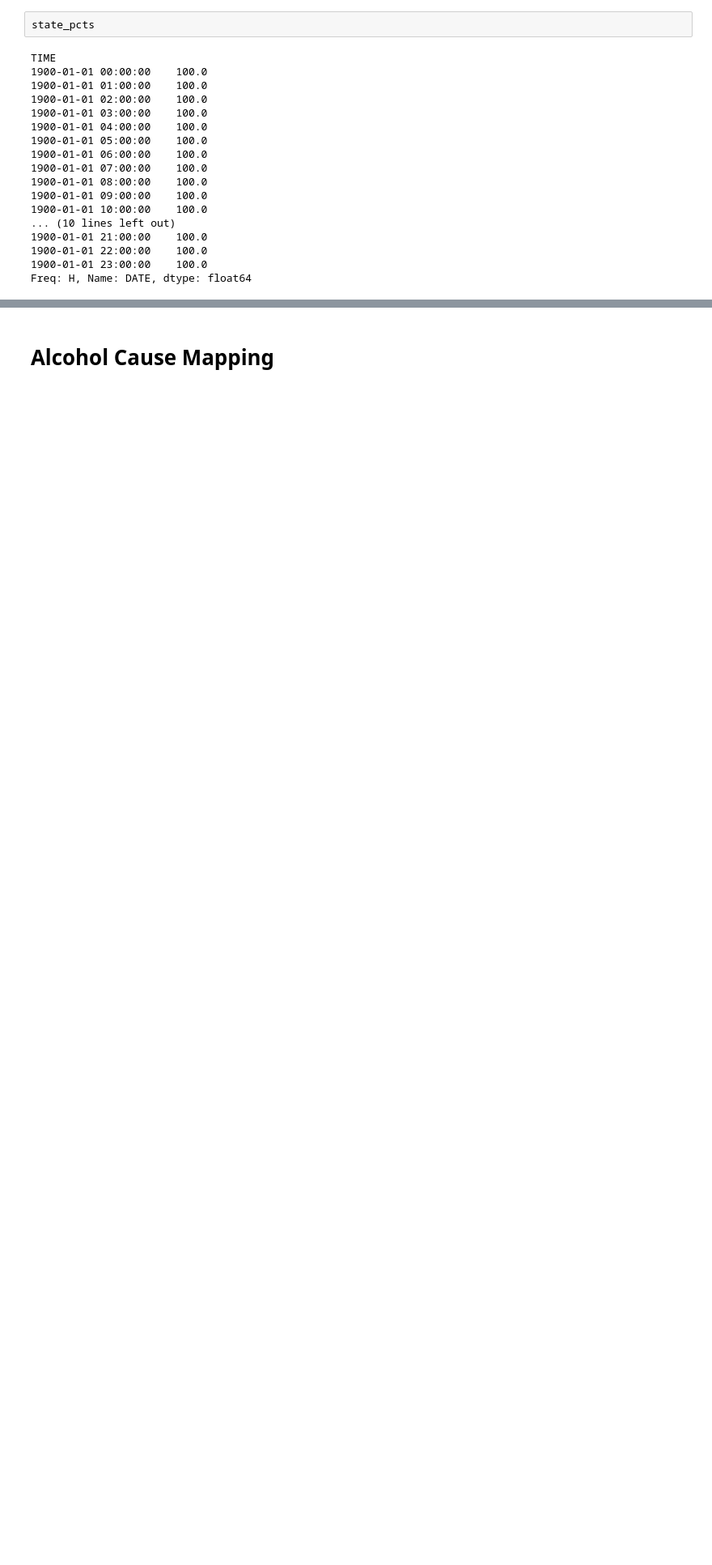
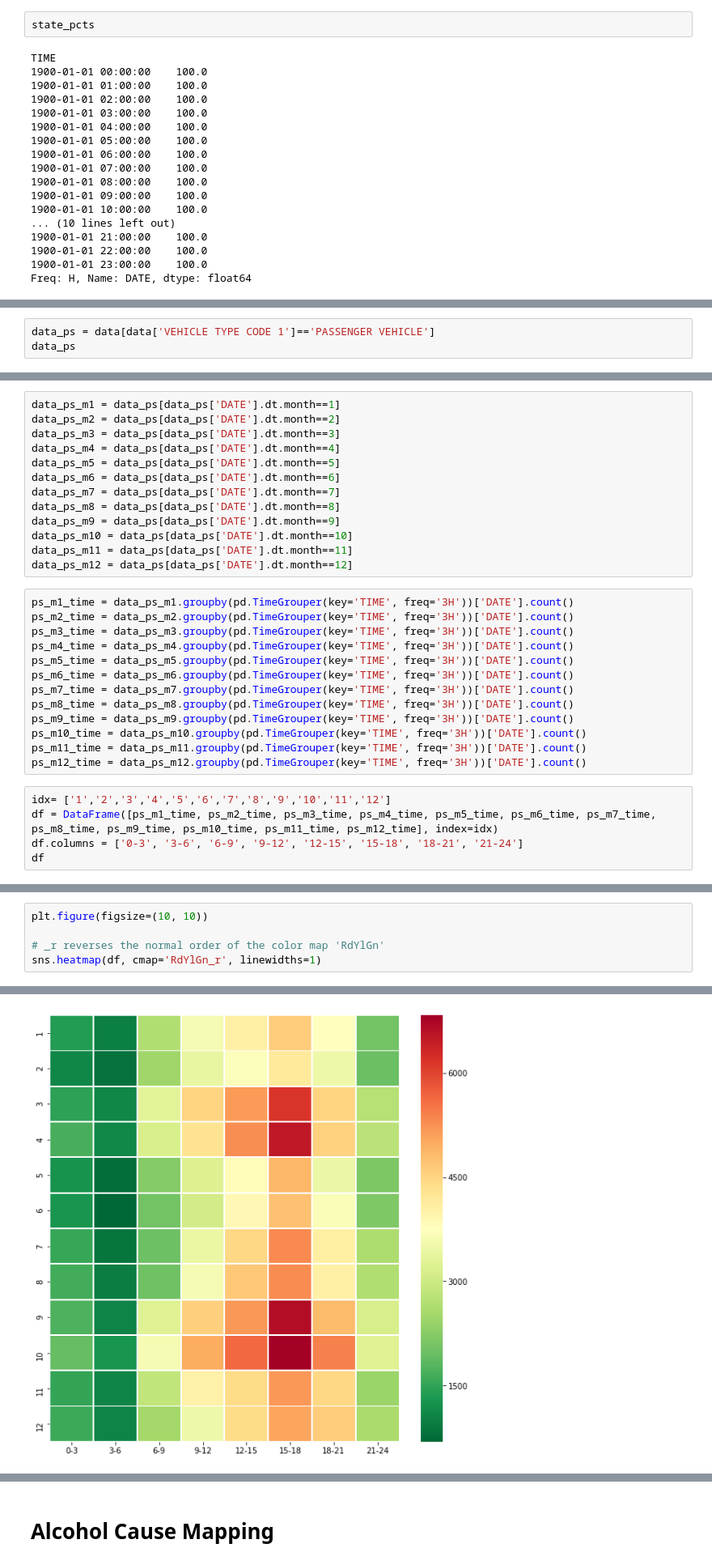
Before and after one commit to krisnadiputra/GCI2017-final-project, a Jupyter notebook: cosmas/cosmas.ipynb, the cells around one changed output, grey strips where cells are left out. Shown at 81% size. Cells and saved outputs as stored; diff of their text form; blank space fills up the shorter version.

```diff
--- a/cosmas/cosmas.ipynb
+++ b/cosmas/cosmas.ipynb
@@ -652,0 +752,3 @@ Freq: H, Name: DATE, dtype: float64
+# %%
+data_ps = data[data['VEHICLE TYPE CODE 1']=='PASSENGER VEHICLE']
+data_ps
@@ -652,0 +774,31 @@ Freq: H, Name: DATE, dtype: float64
+# %%
+data_ps_m1 = data_ps[data_ps['DATE'].dt.month==1]
+data_ps_m2 = data_ps[data_ps['DATE'].dt.month==2]
+data_ps_m3 = data_ps[data_ps['DATE'].dt.month==3]
+data_ps_m4 = data_ps[data_ps['DATE'].dt.month==4]
+data_ps_m5 = data_ps[data_ps['DATE'].dt.month==5]
+data_ps_m6 = data_ps[data_ps['DATE'].dt.month==6]
+data_ps_m7 = data_ps[data_ps['DATE'].dt.month==7]
+data_ps_m8 = data_ps[data_ps['DATE'].dt.month==8]
+data_ps_m9 = data_ps[data_ps['DATE'].dt.month==9]
+data_ps_m10 = data_ps[data_ps['DATE'].dt.month==10]
+data_ps_m11 = data_ps[data_ps['DATE'].dt.month==11]
+data_ps_m12 = data_ps[data_ps['DATE'].dt.month==12]
+# %%
+ps_m1_time = data_ps_m1.groupby(pd.TimeGrouper(key='TIME', freq='3H'))['DATE'].count()
+ps_m2_time = data_ps_m2.groupby(pd.TimeGrouper(key='TIME', freq='3H'))['DATE'].count()
+ps_m3_time = data_ps_m3.groupby(pd.TimeGrouper(key='TIME', freq='3H'))['DATE'].count()
+ps_m4_time = data_ps_m4.groupby(pd.TimeGrouper(key='TIME', freq='3H'))['DATE'].count()
+ps_m5_time = data_ps_m5.groupby(pd.TimeGrouper(key='TIME', freq='3H'))['DATE'].count()
+ps_m6_time = data_ps_m6.groupby(pd.TimeGrouper(key='TIME', freq='3H'))['DATE'].count()
+ps_m7_time = data_ps_m7.groupby(pd.TimeGrouper(key='TIME', freq='3H'))['DATE'].count()
+ps_m8_time = data_ps_m8.groupby(pd.TimeGrouper(key='TIME', freq='3H'))['DATE'].count()
+ps_m9_time = data_ps_m9.groupby(pd.TimeGrouper(key='TIME', freq='3H'))['DATE'].count()
+ps_m10_time = data_ps_m10.groupby(pd.TimeGrouper(key='TIME', freq='3H'))['DATE'].count()
+ps_m11_time = data_ps_m11.groupby(pd.TimeGrouper(key='TIME', freq='3H'))['DATE'].count()
+ps_m12_time = data_ps_m12.groupby(pd.TimeGrouper(key='TIME', freq='3H'))['DATE'].count()
+# %%
+idx= ['1','2','3','4','5','6','7','8','9','10','11','12']
+df = DataFrame([ps_m1_time, ps_m2_time, ps_m3_time, ps_m4_time, ps_m5_time, ps_m6_time, ps_m7_time, ps_m8_time, ps_m9_time, ps_m10_time, ps_m11_time, ps_m12_time], index=idx)
+df.columns = ['0-3', '3-6', '6-9', '9-12', '12-15', '15-18', '18-21', '21-24']
+df
@@ -652,0 +819,6 @@ Freq: H, Name: DATE, dtype: float64
+# %%
+plt.figure(figsize=(10, 10))
+
+# _r reverses the normal order of the color map 'RdYlGn'
+sns.heatmap(df, cmap='RdYlGn_r', linewidths=1)
+# %% [output]
@@ -652,0 +826 @@ Freq: H, Name: DATE, dtype: float64
+[figure, added]
```
Also changed, not shown: parts of 23 cells of this notebook.
